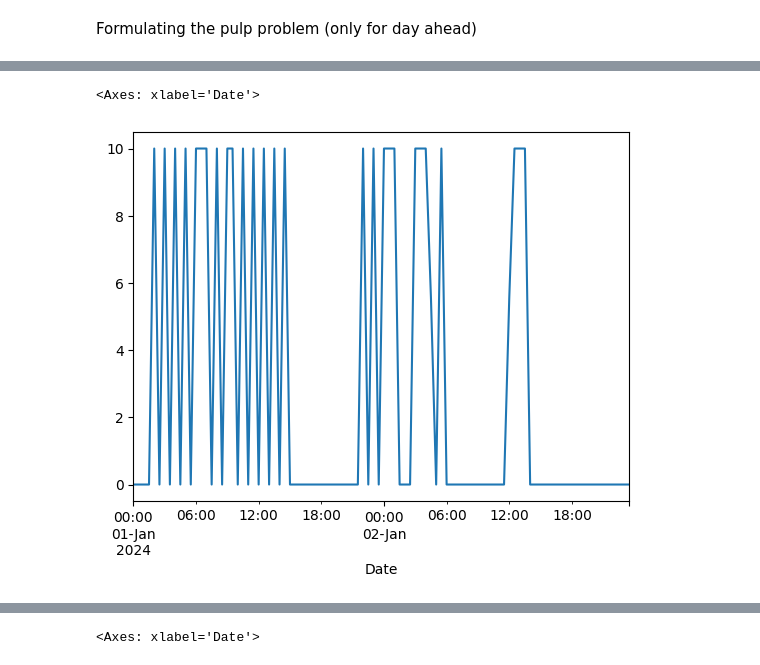
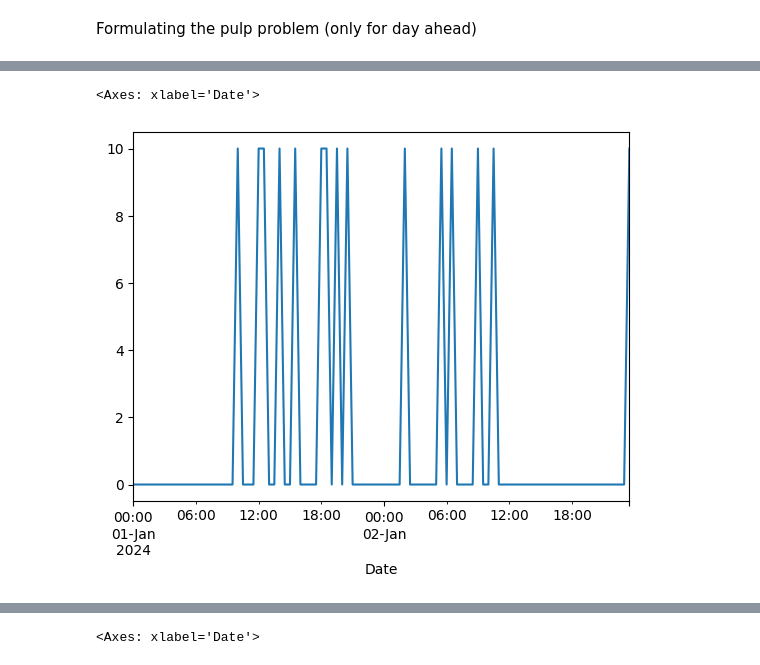
Before and after one commit to RajvirThind/MastersFinalProject, a Jupyter notebook: initial_experimentation.ipynb, the cells around one changed output, grey strips where cells are left out. Drawn from its saved outputs; the diff is of its cells as text; code cells hidden in the pictures.

```diff
--- a/initial_experimentation.ipynb
+++ b/initial_experimentation.ipynb
@@ -86,15 +201,0 @@ Total time (CPU seconds):       0.38   (Wallclock seconds):       0.40
-# %%
-if pulp.LpStatus[prob.status] == 'Optimal':
-    print("Solution Found, Extracting Results")
-    results_df = pd.DataFrame(index=time_steps) #creating dataframe to hold results
-
-    results_df['charge'] = [charge[t].varValue for t in time_steps]
-    results_df['discharge'] = [discharge[t].varValue for t in time_steps]
-    results_df['soc'] = [soc[t].varValue for t in time_steps]
-
-    results_df['profit'] = (results_df['discharge'] * prices_df['DayAhead'] * dt) - \
-                          (results_df['charge'] * prices_df['DayAhead'] * dt)
-
-    print("Results extracted successfully!")
-else:
-    print("No optimal solution found.")
@@ -121,5 +219,5 @@ results_df
 # %%
-results_df.charge.plot()
+results_df.Discharge_DayAhead.plot()
 # %% [output]
 <Axes: xlabel='Date'>
-[figure, old version]
+[figure, new version]
```
Also changed, not shown: parts of 9 cells of this notebook, 22 other files.
